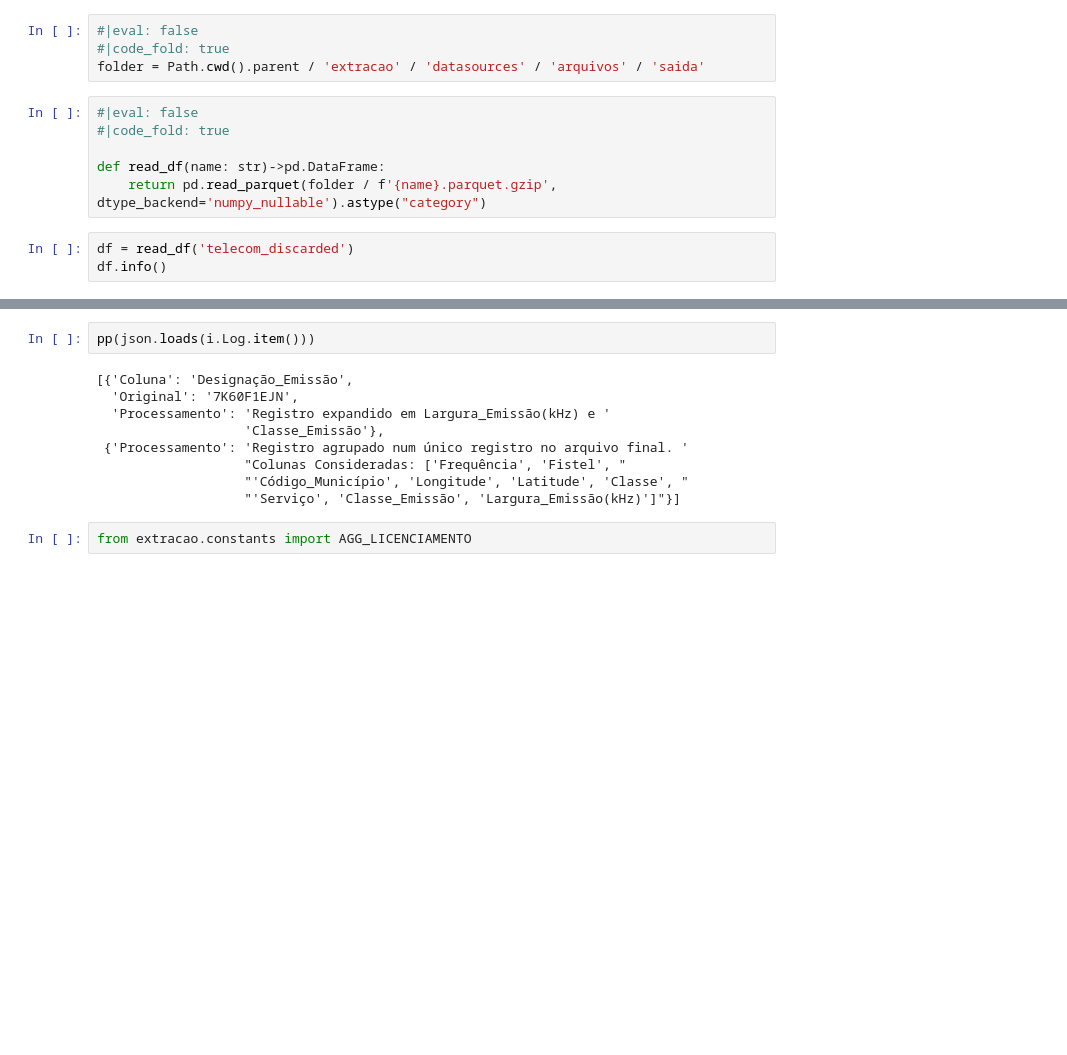
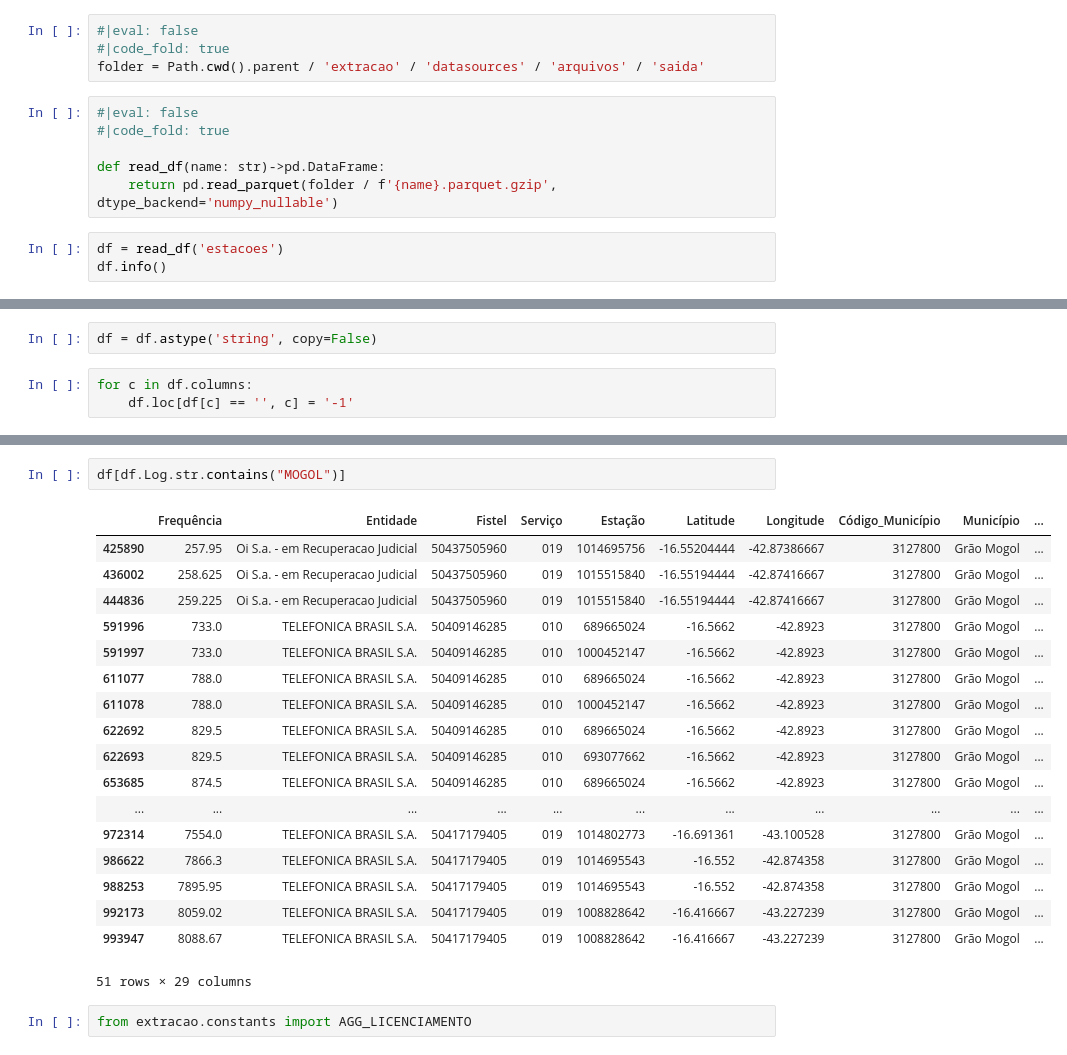
Before and after one commit to InovaFiscaliza/EmissorasRF, a Jupyter notebook: nbs/_04_eda.ipynb, the cells around one changed output, grey strips where cells are left out. Drawn from its saved outputs; the diff is of its cells as text; blank space fills up the shorter version.

```diff
--- a/nbs/_04_eda.ipynb
+++ b/nbs/_04_eda.ipynb
@@ -45,9 +45,9 @@ folder = Path.cwd().parent / 'extracao' / 'datasources' / 'arquivos' / 'saida'
 #|code_fold: true
 
 def read_df(name: str)->pd.DataFrame:
-    return pd.read_parquet(folder / f'{name}.parquet.gzip', dtype_backend='numpy_nullable').astype("category")
+    return pd.read_parquet(folder / f'{name}.parquet.gzip', dtype_backend='numpy_nullable')
 # %%
-df = read_df('telecom_discarded')
+df = read_df('estacoes')
 df.info()
 # %% [output]
 <class 'pandas.core.frame.DataFrame'>
@@ -70 +70,6 @@ memory usage: 513.0 MB
+# %%
+df = df.astype('string', copy=False)
+# %%
+for c in df.columns:
+	df.loc[df[c] == '', c] = '-1'
 # %%
@@ -82,14 +119,24 @@ i
-# %%
-pp(json.loads(i.Log.item()))
-# %% [output]
-[{'Coluna': 'Designação_Emissão',
-  'Original': '7K60F1EJN',
-  'Processamento': 'Registro expandido em Largura_Emissão(kHz) e '
-                   'Classe_Emissão'},
- {'Processamento': 'Registro agrupado num único registro no arquivo final. '
-                   "Colunas Consideradas: ['Frequência', 'Fistel', "
-                   "'Código_Município', 'Longitude', 'Latitude', 'Classe', "
-                   "'Serviço', 'Classe_Emissão', 'Largura_Emissão(kHz)']"}]
+# %%
+df[df.Log.str.contains("MOGOL")]
+# %% [output]
+|  | Frequência | Entidade | Fistel | Serviço | Estação | Latitude | Longitude | Código_Município | Município | ... |
+| 425890 | 257.95 | Oi S.a. - em Recuperacao Judicial | 50437505960 | 019 | 1014695756 | -16.55204444 | -42.87386667 | 3127800 | Grão Mogol | ... |
+| 436002 | 258.625 | Oi S.a. - em Recuperacao Judicial | 50437505960 | 019 | 1015515840 | -16.55194444 | -42.87416667 | 3127800 | Grão Mogol | ... |
+| 444836 | 259.225 | Oi S.a. - em Recuperacao Judicial | 50437505960 | 019 | 1015515840 | -16.55194444 | -42.87416667 | 3127800 | Grão Mogol | ... |
+| 591996 | 733.0 | TELEFONICA BRASIL S.A. | 50409146285 | 010 | 689665024 | -16.5662 | -42.8923 | 3127800 | Grão Mogol | ... |
+| 591997 | 733.0 | TELEFONICA BRASIL S.A. | 50409146285 | 010 | 1000452147 | -16.5662 | -42.8923 | 3127800 | Grão Mogol | ... |
+| 611077 | 788.0 | TELEFONICA BRASIL S.A. | 50409146285 | 010 | 689665024 | -16.5662 | -42.8923 | 3127800 | Grão Mogol | ... |
+| 611078 | 788.0 | TELEFONICA BRASIL S.A. | 50409146285 | 010 | 1000452147 | -16.5662 | -42.8923 | 3127800 | Grão Mogol | ... |
+| 622692 | 829.5 | TELEFONICA BRASIL S.A. | 50409146285 | 010 | 689665024 | -16.5662 | -42.8923 | 3127800 | Grão Mogol | ... |
+| 622693 | 829.5 | TELEFONICA BRASIL S.A. | 50409146285 | 010 | 693077662 | -16.5662 | -42.8923 | 3127800 | Grão Mogol | ... |
+| 653685 | 874.5 | TELEFONICA BRASIL S.A. | 50409146285 | 010 | 689665024 | -16.5662 | -42.8923 | 3127800 | Grão Mogol | ... |
+| ... | ... | ... | ... | ... | ... | ... | ... | ... | ... | ... |
+| 972314 | 7554.0 | TELEFONICA BRASIL S.A. | 50417179405 | 019 | 1014802773 | -16.691361 | -43.100528 | 3127800 | Grão Mogol | ... |
+| 986622 | 7866.3 | TELEFONICA BRASIL S.A. | 50417179405 | 019 | 1014695543 | -16.552 | -42.874358 | 3127800 | Grão Mogol | ... |
+| 988253 | 7895.95 | TELEFONICA BRASIL S.A. | 50417179405 | 019 | 1014695543 | -16.552 | -42.874358 | 3127800 | Grão Mogol | ... |
+| 992173 | 8059.02 | TELEFONICA BRASIL S.A. | 50417179405 | 019 | 1008828642 | -16.416667 | -43.227239 | 3127800 | Grão Mogol | ... |
+| 993947 | 8088.67 | TELEFONICA BRASIL S.A. | 50417179405 | 019 | 1008828642 | -16.416667 | -43.227239 | 3127800 | Grão Mogol | ... |
+51 rows × 29 columns
 # %%
 from extracao.constants import AGG_LICENCIAMENTO
 # %%
```
Also changed, not shown: parts of 4 cells of this notebook, 4 other files.
